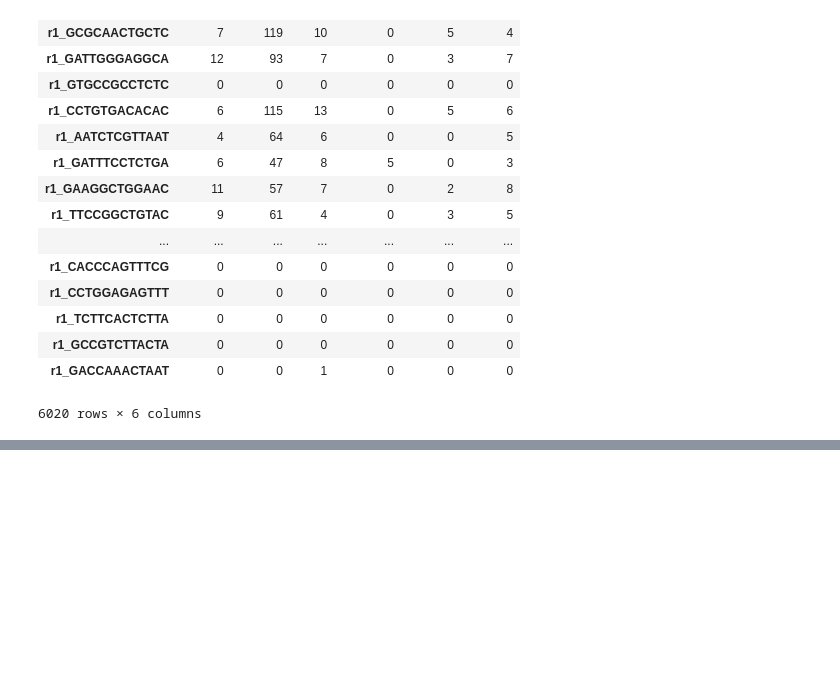
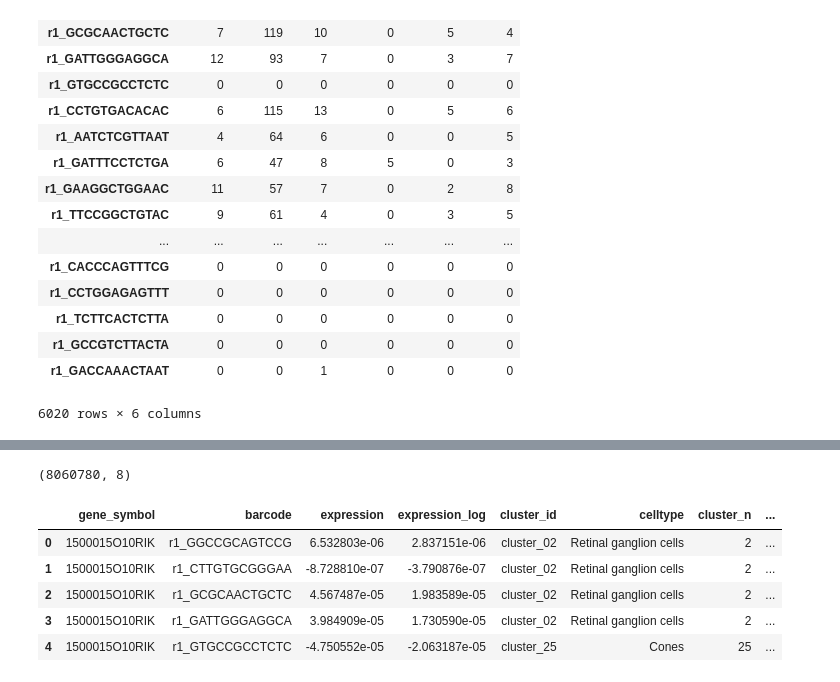
Before and after one commit to olgabot/macosko2015, a Jupyter notebook: notebooks/05_make_rentina_subsets_for_teaching.ipynb, the cells around one changed output, grey strips where cells are left out. Cells and saved outputs as stored; diff of their text form; code cells hidden in the pictures; blank space fills up the shorter version.

Commit message:
add lowrank data on differential clsuters

```diff
--- a/notebooks/05_make_rentina_subsets_for_teaching.ipynb
+++ b/notebooks/05_make_rentina_subsets_for_teaching.ipynb
@@ -692,7 +692,7 @@ r1_GATTGGGAGGCA    cluster_02
 r1_GTGCCGCCTCTC    cluster_25
 Name: cluster_id, dtype: object
 # %%
-table1_diff_genes_cells = table1_diff_genes.loc[table1_cluster_names.index]
+table1_diff_genes_cells = table1_diff_genes.loc[table1_cell_metadata.index]
 print(table1_diff_genes_cells.shape)
 table1_diff_genes_cells.head()
 # %% [output]
@@ -789,0 +826,4 @@ table1_diff_genes_cells[['NRXN2', 'ATP1B1', 'PAX6', 'SLC32A1', 'SLC6A1', 'ELAVL3
+# %%
+lowrank_df = pd.DataFrame(lowrank, index=table1_diff_genes_cells.index, columns=table1_diff_genes_cells.columns)
+print(lowrank_df.shape)
+lowrank_df.head()
@@ -789,0 +858,10 @@ table1_diff_genes_cells[['NRXN2', 'ATP1B1', 'PAX6', 'SLC32A1', 'SLC6A1', 'ELAVL3
+# %%
+def tidify_and_log(data):
+    tidy = data.unstack().reset_index()
+    tidy = tidy.rename(columns={'level_1': 'barcode', 'level_0': 'gene_symbol', 0: 'expression'})
+    tidy['expression_log'] = np.log10(tidy['expression'] + 1)
+    return tidy
+# %%
+lowrank_tidy = tidify_and_log(lowrank_df)
+print(lowrank_tidy.shape)
+lowrank_tidy.head()
@@ -789,0 +879,12 @@ table1_diff_genes_cells[['NRXN2', 'ATP1B1', 'PAX6', 'SLC32A1', 'SLC6A1', 'ELAVL3
+# %%
+lowrank_tidy_metadata = lowrank_tidy.join(cell_metadata, on='barcode')
+print(lowrank_tidy_metadata.shape)
+lowrank_tidy_metadata.head()
+# %% [output]
+(8060780, 8)
+|  | gene_symbol | barcode | expression | expression_log | cluster_id | celltype | cluster_n | ... |
+| 0 | 1500015O10RIK | r1_GGCCGCAGTCCG | 6.532803e-06 | 2.837151e-06 | cluster_02 | Retinal ganglion cells | 2 | ... |
+| 1 | 1500015O10RIK | r1_CTTGTGCGGGAA | -8.728810e-07 | -3.790876e-07 | cluster_02 | Retinal ganglion cells | 2 | ... |
+| 2 | 1500015O10RIK | r1_GCGCAACTGCTC | 4.567487e-05 | 1.983589e-05 | cluster_02 | Retinal ganglion cells | 2 | ... |
+| 3 | 1500015O10RIK | r1_GATTGGGAGGCA | 3.984909e-05 | 1.730590e-05 | cluster_02 | Retinal ganglion cells | 2 | ... |
+| 4 | 1500015O10RIK | r1_GTGCCGCCTCTC | -4.750552e-05 | -2.063187e-05 | cluster_25 | Cones | 25 | ... |
```
Also changed, not shown: parts of 30 cells of this notebook, 6 other files.
